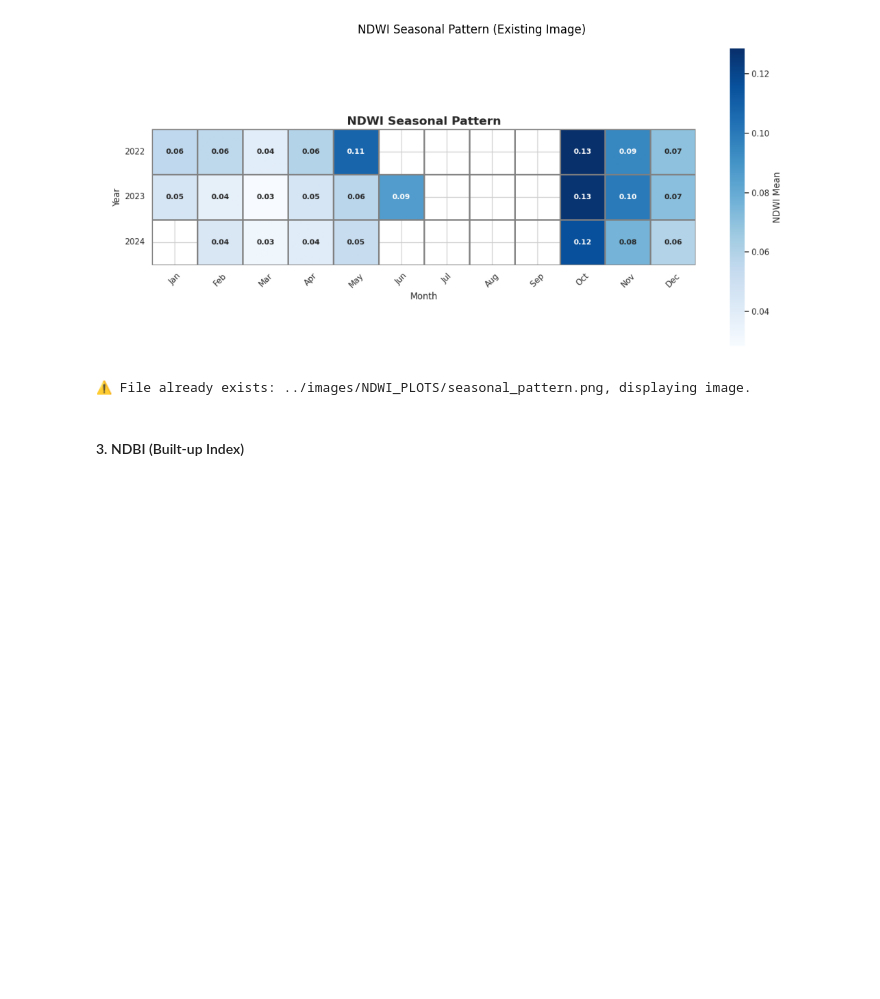
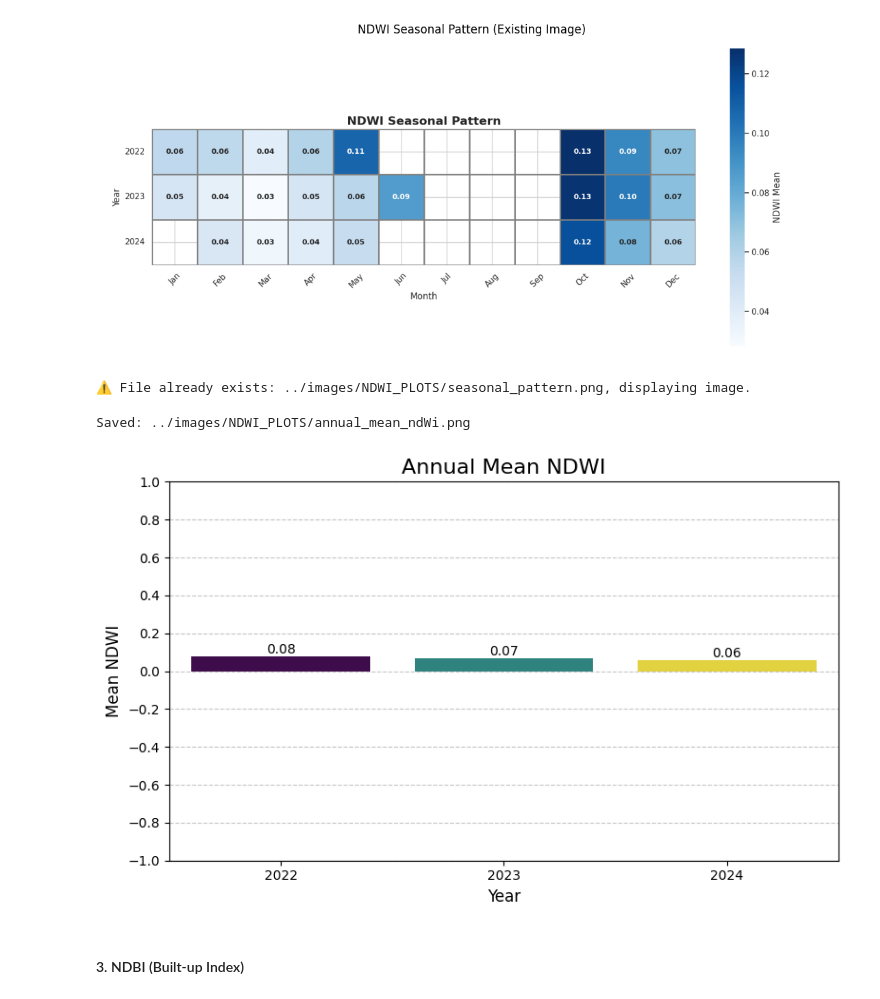
Before and after one commit to SiddhuShkya/Mach24-Orbital-Project, a Jupyter notebook: notebooks/Data-Visualization.ipynb, the cells around one changed output. Saved outputs shown, nothing was run; the diff lists cells and outputs as text; code cells hidden in the pictures; blank space fills up the shorter version.

```diff
--- a/notebooks/Data-Visualization.ipynb
+++ b/notebooks/Data-Visualization.ipynb
@@ -266,6 +318,7 @@ NDWI_IMAGE_PARENT="../images/NDWI_PLOTS"
 MEAN_OVER_TIME=os.path.join(NDWI_IMAGE_PARENT, "mot.png")
 MULTI_YEAR_PLOT = os.path.join(NDWI_IMAGE_PARENT, "ndwi_over_years.png")
 SEASONAL_PATTERN_FILE = os.path.join(NDWI_IMAGE_PARENT, "seasonal_pattern.png")
+ANNUAL_MEAN_NDWI = os.path.join(NDWI_IMAGE_PARENT, "annual_mean_ndWi.png")
 # %%
 # IF-ELSE: check if image exists
 if os.path.exists(MEAN_OVER_TIME):
@@ -448,6 +500,59 @@ else:
 # %% [output]
 [figure]
 ⚠️ File already exists: ../images/NDWI_PLOTS/seasonal_pattern.png, displaying image.
+# %%
+# Save only if image doesn't exist
+if not os.path.exists(ANNUAL_MEAN_NDWI):
+    # Convert 'date' to datetime and ensure 'year' is ready
+    df["date"] = pd.to_datetime(df["date"])
+    df["year"] = df["date"].dt.year
+
+    # 1. Calculate Annual Mean NDWI
+    annual_mean_ndwi = df.groupby("year")["NDWI_mean"].mean().reset_index()
+
+    # 2. Generate Warning-Free Bar Chart of Annual Mean NDWI
+    plt.figure(figsize=(8, 5))
+    sns.barplot(
+        x="year",
+        y="NDWI_mean",
+        data=annual_mean_ndwi,
+        hue="year",
+        palette="viridis",
+        legend=False,
+    )
+
+    # Add the mean value on top of each bar
+    for index, row in annual_mean_ndwi.iterrows():
+        plt.text(
+            row.name,
+            row.NDWI_mean,
+            f"{row.NDWI_mean:.2f}",
+            color="black",
+            ha="center",
+            va="bottom",
+            fontsize=10,
+        )
+
+    plt.title("Annual Mean NDWI", fontsize=16)
+    plt.xlabel("Year", fontsize=12)
+    plt.ylabel("Mean NDWI", fontsize=12)
+    plt.grid(axis="y", linestyle="--", alpha=0.7)
+    plt.ylim(-1, 1)
+    plt.yticks([i / 10 for i in range(-10, 11, 2)])  # from -1.0 to 1.0
+    plt.tight_layout()
+    plt.savefig(ANNUAL_MEAN_NDWI)
+    print(f"Saved: {ANNUAL_MEAN_NDWI}")
+else:
+    img = imread(ANNUAL_MEAN_NDWI)
+    plt.figure(figsize=(14, 6))
+    plt.imshow(img)
+    plt.axis("off")
+    print(f"⚠️ File already exists: {ANNUAL_MEAN_NDWI}, displaying image.")
+
+plt.show()
+# %% [output]
+Saved: ../images/NDWI_PLOTS/annual_mean_ndWi.png
+[figure, added]
 # %% [markdown]
 #### 3. NDBI (Built-up Index)
 # %%
```
Also changed, not shown: parts of 10 cells of this notebook, 6 other files.
